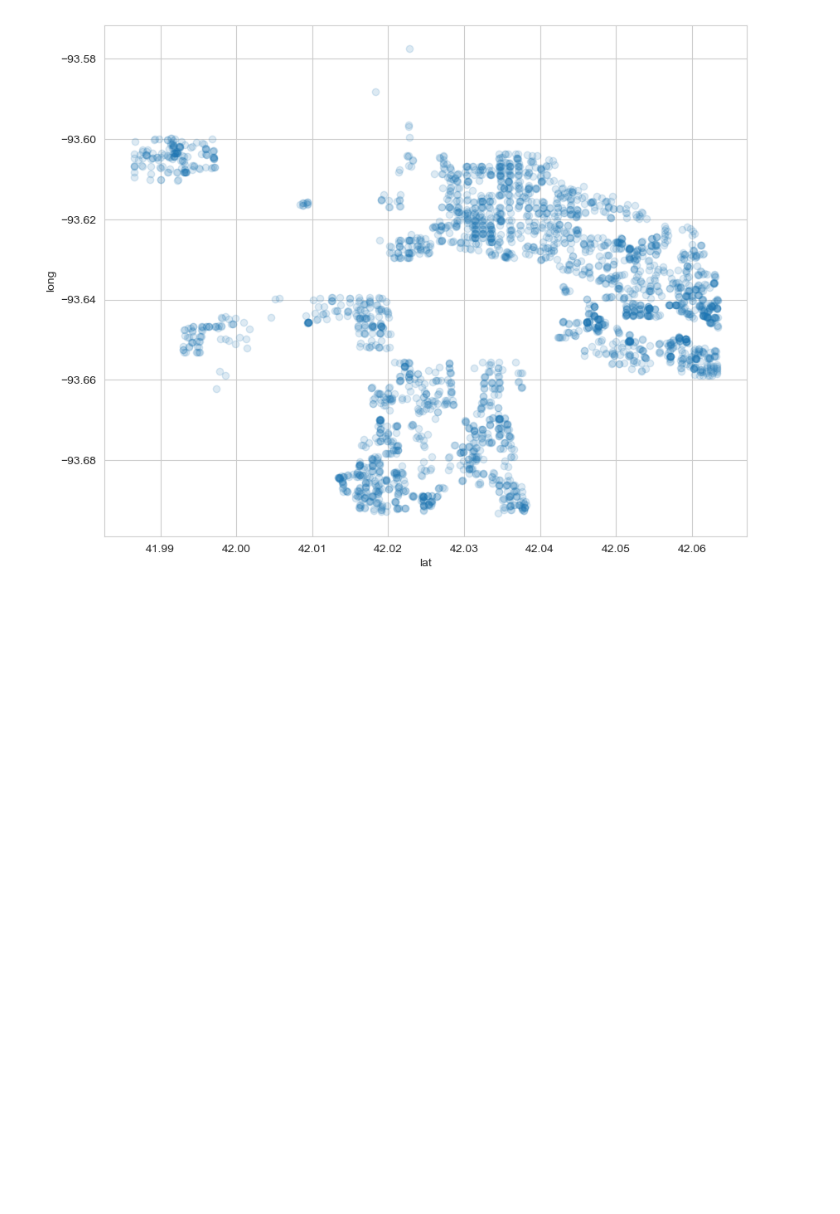
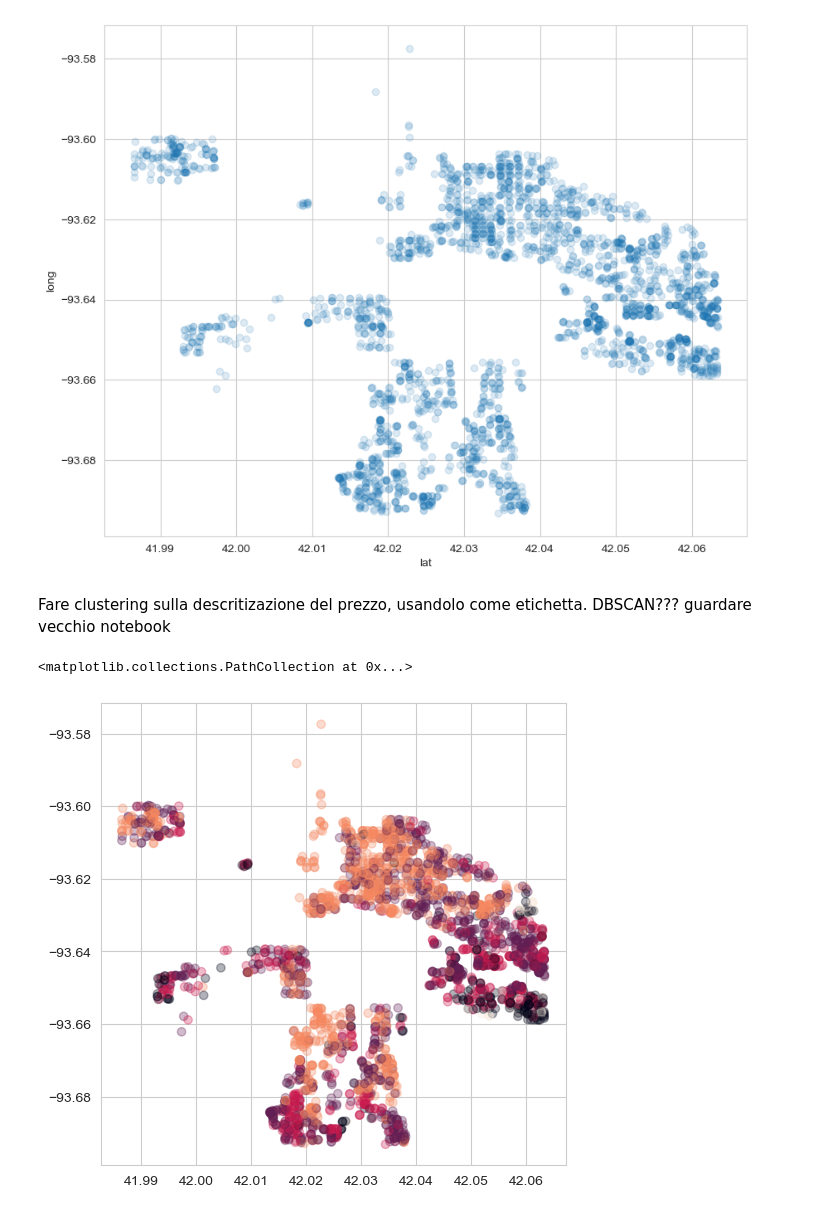
Before and after one commit to davide-tonetto-884585/House-Sale-Price-Prediction, a Jupyter notebook: script.ipynb, the cells around one changed output. Cells and saved outputs as stored; diff of their text form; code cells hidden in the pictures; blank space fills up the shorter version.

```diff
--- a/script.ipynb
+++ b/script.ipynb
@@ -278,6 +278,32 @@ plt.show()
 [figure]
 [figure]
 [figure]
+# %% [markdown]
+Fare clustering sulla descritizazione del prezzo, usandolo come etichetta.
+DBSCAN??? guardare vecchio notebook
+# %%
+import matplotlib.pyplot as plt
+
+from sklearn.cluster import KMeans
+
+
+X=data[["Latitude","Longitude","Sale_Price"]]
+
+# create cluster
+kNN = KMeans(n_clusters=5)
+
+kNN.fit(X, data.Sale_Price)
+
+z_labels = kNN.predict(X)
+
+# plot
+fig, ax = plt.subplots(figsize=(6,6))
+
+ax.scatter(data.Latitude, data.Longitude, c=z_labels, alpha=0.3)
+#ax.scatter(data.Latitude, data.Longitude, c=z_labels, marker='+', alpha=0.3)
+# %% [output]
+<matplotlib.collections.PathCollection at 0x...>
+[figure, added]
 # %%
 sns.jointplot(
     data=data,
```
Also changed, not shown: parts of 1 cell of this notebook, 1 other file.
